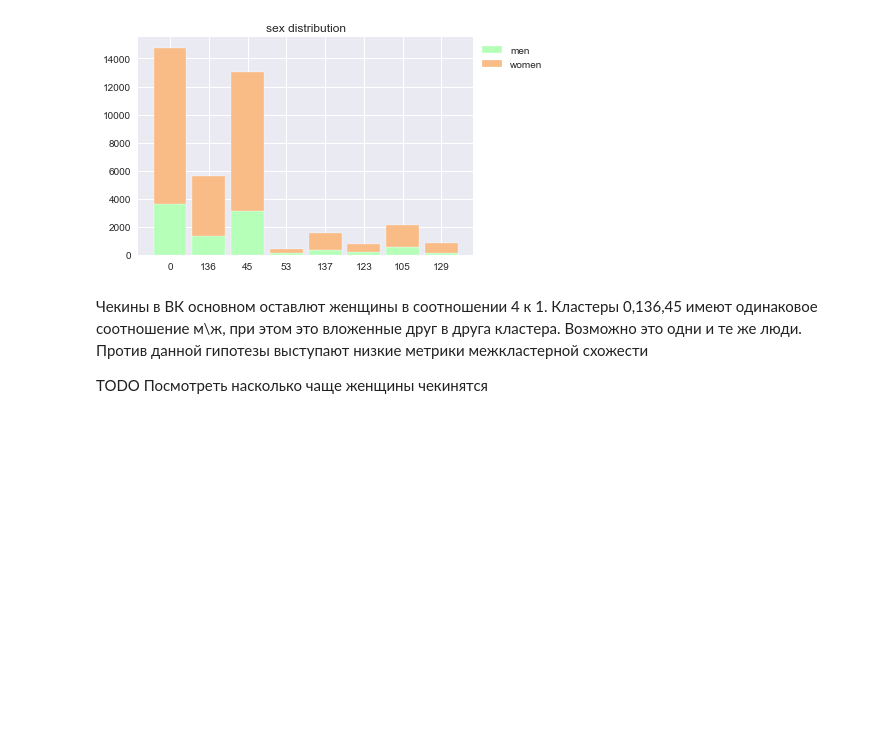
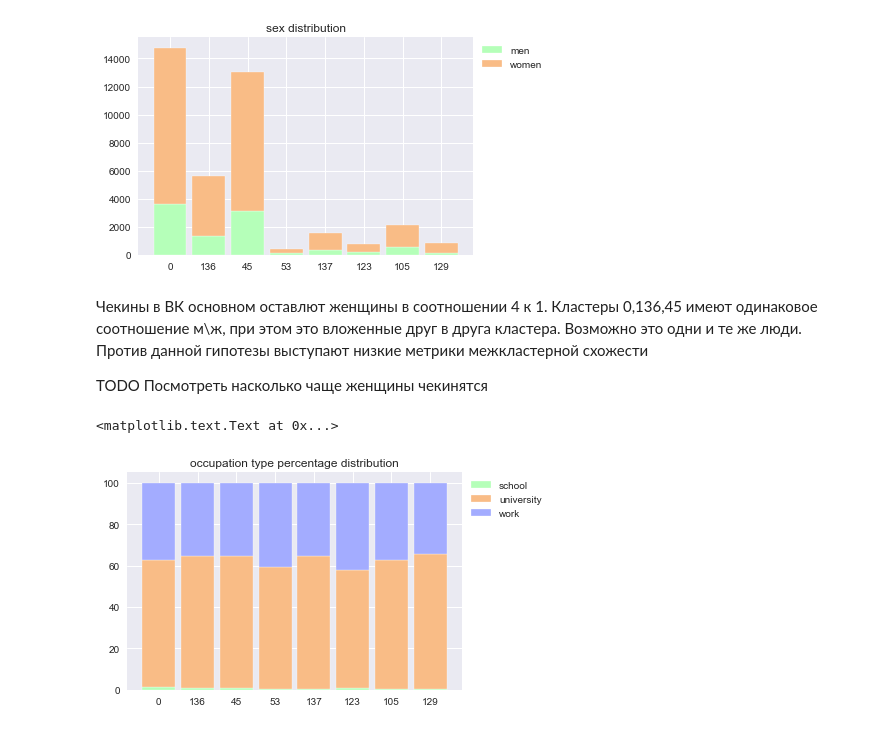
Before and after one commit to ganjasan/social_clasters_analysis, a Jupyter notebook: Scripts/claster_base_analys-3.ipynb, the cells around one changed output. Cells and saved outputs as stored; diff of their text form; code cells hidden in the pictures; blank space fills up the shorter version.

```diff
--- a/Scripts/claster_base_analys-3.ipynb
+++ b/Scripts/claster_base_analys-3.ipynb
@@ -107,0 +108,43 @@ TODO
+# %%
+#occupation types distribution
+occupation_dist_list = []
+
+for cluster_num in cluster_list:
+    df = data_frames[cluster_num]
+
+    occupation_type_dict = {}
+    occupation_type_dict['cluster_num'] = cluster_num
+
+    occupation_type_values_count = df.occupation_type.value_counts()
+
+    for occupation_type in occupation_type_values_count.index:
+        occupation_type_dict[occupation_type] = occupation_type_values_count[occupation_type]
+
+    occupation_dist_list.append(occupation_type_dict)
+
+occupation_type_df = pd.DataFrame(occupation_dist_list)
+
+r = occupation_type_df.index
+names = occupation_type_df.cluster_num.tolist()
+
+totals = [i+j+k for i,j,k in zip(occupation_type_df['school'], occupation_type_df ['university'], occupation_type_df ['work'])]
+schools = [i / j * 100 for i,j in zip(occupation_type_df['school'], totals)]
+university = [i / j * 100 for i,j in zip(occupation_type_df['university'], totals)]
+work = [i / j * 100 for i,j in zip(occupation_type_df['work'], totals)]
+
+# plot
+barWidth = 0.85
+
+plt.bar(r, schools, color='#b5ffb9', edgecolor='white', width=barWidth, label="school")
+
+plt.bar(r, university, bottom=schools, color='#f9bc86', edgecolor='white', width=barWidth , label='university')
+
+plt.bar(r, work, bottom=[i+j for i,j in zip(schools, university)], color='#a3acff', edgecolor='white', width=barWidth, label='work')
+
+plt.xticks(r, names)
+plt.legend(loc='upper left', bbox_to_anchor=(1,1), ncol=1)
+
+plt.title('occupation type percentage distribution')
+# %% [output]
+<matplotlib.text.Text at 0x...>
+[figure, added]
```
Also changed, not shown: parts of 6 cells of this notebook.
